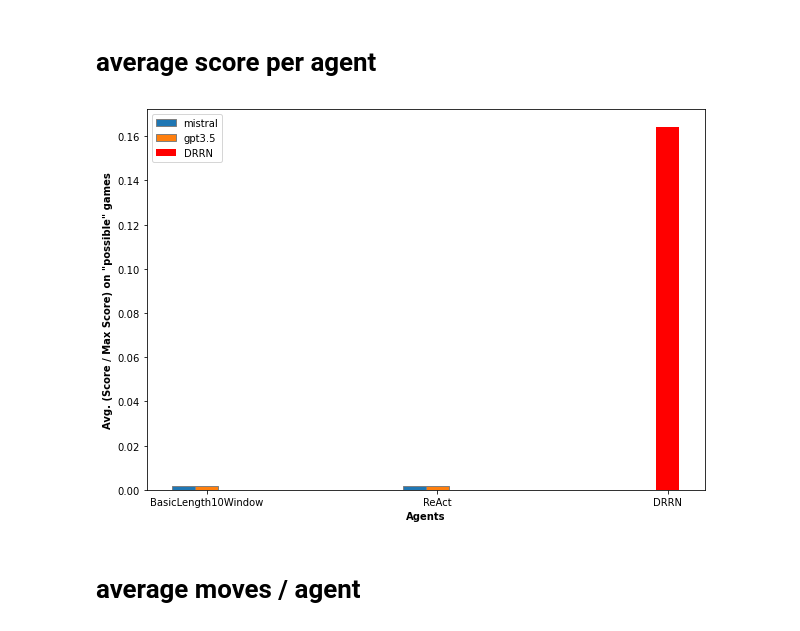
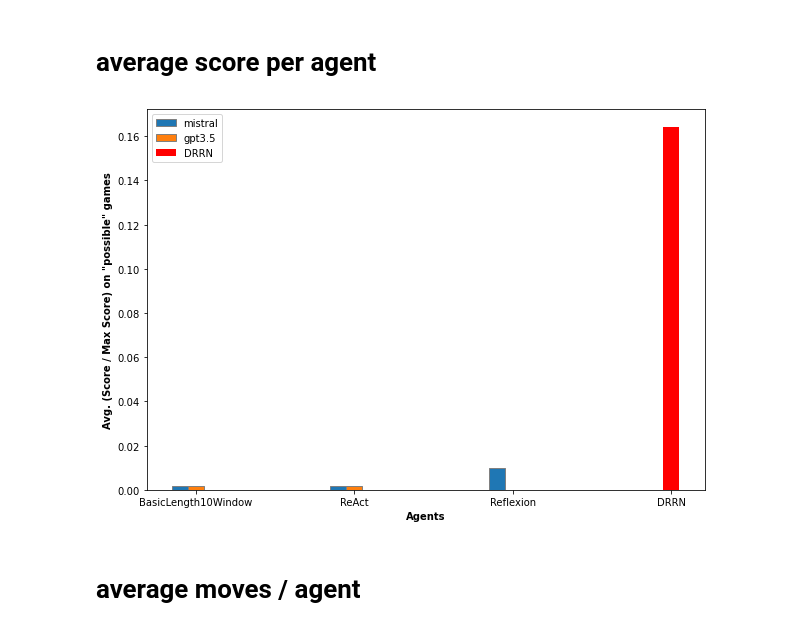
Before and after one commit to caenopy/if-agents, a Jupyter notebook: visualization/viz.ipynb, the cells around one changed output. Drawn from its saved outputs; the diff is of its cells as text; code cells hidden in the pictures.

```diff
--- a/visualization/viz.ipynb
+++ b/visualization/viz.ipynb
@@ -298,16 +298,19 @@ def generate_graph(experiments, agent_names, llm_names):
     # Create legend & Show graphic
     plt.legend()
     plt.show()
+# %%
+reflex_mistral = '/Users/mirandamelodies99/code/if-agents/experiments/reflexion_possiblegames_mistralai_Mistral-7B-Instruct-v0.2_20240304_150313'
+reflex_gpt_35 = '/Users/mirandamelodies99/code/if-agents/experiments/reflexion_possiblegames_gpt-3.5-turbo_20240304_155512'
 # %%
 generate_graph(
-    [[bsw_mistral_dir,bsw_gpt_35_dir],[react_mistral_dir,react_gpt_35_dir]],
-    ['BasicLength10Window', 'ReAct'],
+    [[bsw_mistral_dir,bsw_gpt_35_dir],[react_mistral_dir,react_gpt_35_dir],[reflex_mistral,reflex_gpt_35]],
+    ['BasicLength10Window', 'ReAct', 'Reflexion'],
     ['mistral', 'gpt3.5'] # replace these with different agents
 )
 # %% [output]
-[figure, old version]
+[figure, new version]
-# %% [markdown]
-# average moves / agent
+# %% [markdown]
+# average moves / agent
 # %%
 import os
 import json
```
Also changed, not shown: parts of 13 cells of this notebook.
